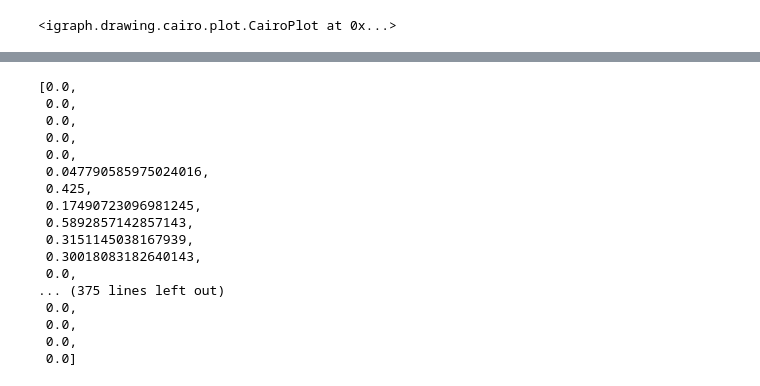
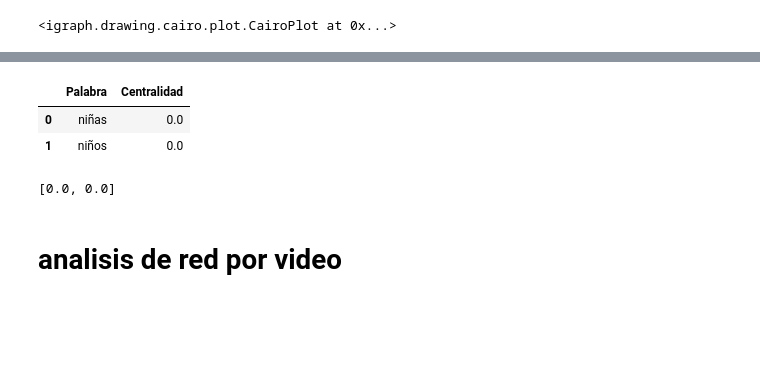
Before and after one commit to briveros23/Redes_sociales, a Jupyter notebook: notebook/Taller4_presentacion.ipynb, the cells around one changed output, grey strips where cells are left out. Drawn from its saved outputs; the diff is of its cells as text; code cells hidden in the pictures; blank space fills up the shorter version.

```diff
--- a/notebook/Taller4_presentacion.ipynb
+++ b/notebook/Taller4_presentacion.ipynb
@@ -387,6 +388,6 @@ def creacion_del_grafo(aristas):
 # %%
 bigramas_para_grafos_caso_6 = bigramas_para_grafo(skipgrams_caso_6,100)
-bigramas_para_grafos_caso_7 = bigramas_para_grafo(skipgrams_caso_7,20)
+bigramas_para_grafos_caso_7 = bigramas_para_grafo(skipgrams_caso_7,170)
 # %%
 print(len(bigramas_para_grafos_caso_6),len(bigramas_para_grafos_caso_7))
 # %% [output]
@@ -466,22 +447,14 @@ df_centralidad.sort_values('Centralidad', ascending=False).head(20)
+# %%
+df_centralidad
+# %% [output]
+|  | Palabra | Centralidad |
+| 0 | niñas | 0.0 |
+| 1 | niños | 0.0 |
 # %%
 # clustering
 clustering = G_caso_7_gigante.transitivity_local_undirected(mode="zero",weights='weight')
 clustering
 # %% [output]
-[0.0,
- 0.0,
- 0.0,
- 0.0,
- 0.0,
- 0.047790585975024016,
- 0.425,
- 0.17490723096981245,
- 0.5892857142857143,
- 0.3151145038167939,
- 0.30018083182640143,
- 0.0,
-... (375 lines left out)
- 0.0,
- 0.0,
- 0.0,
- 0.0]
+[0.0, 0.0]
+# %% [markdown]
+# analisis de red por video
```
Also changed, not shown: parts of 10 cells of this notebook, 2 other files.
